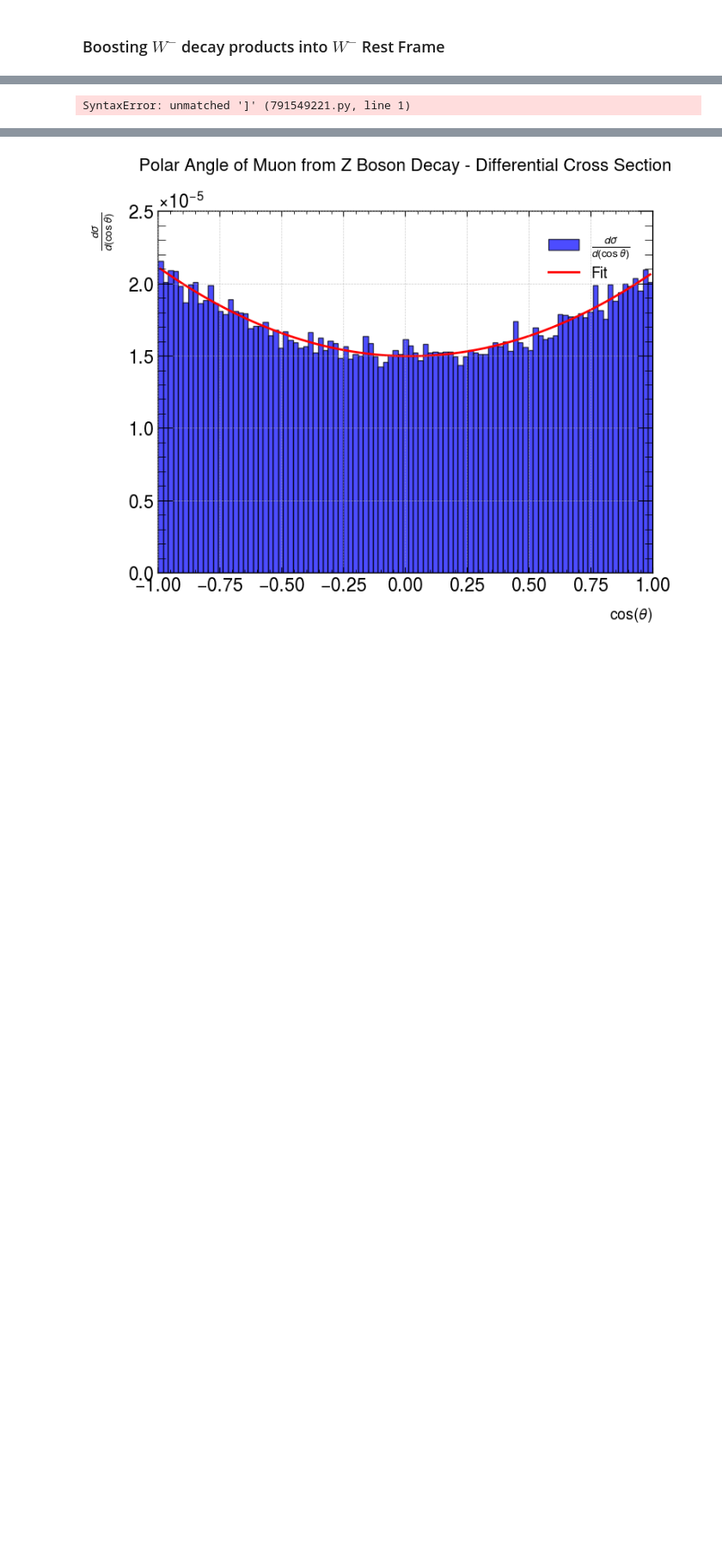
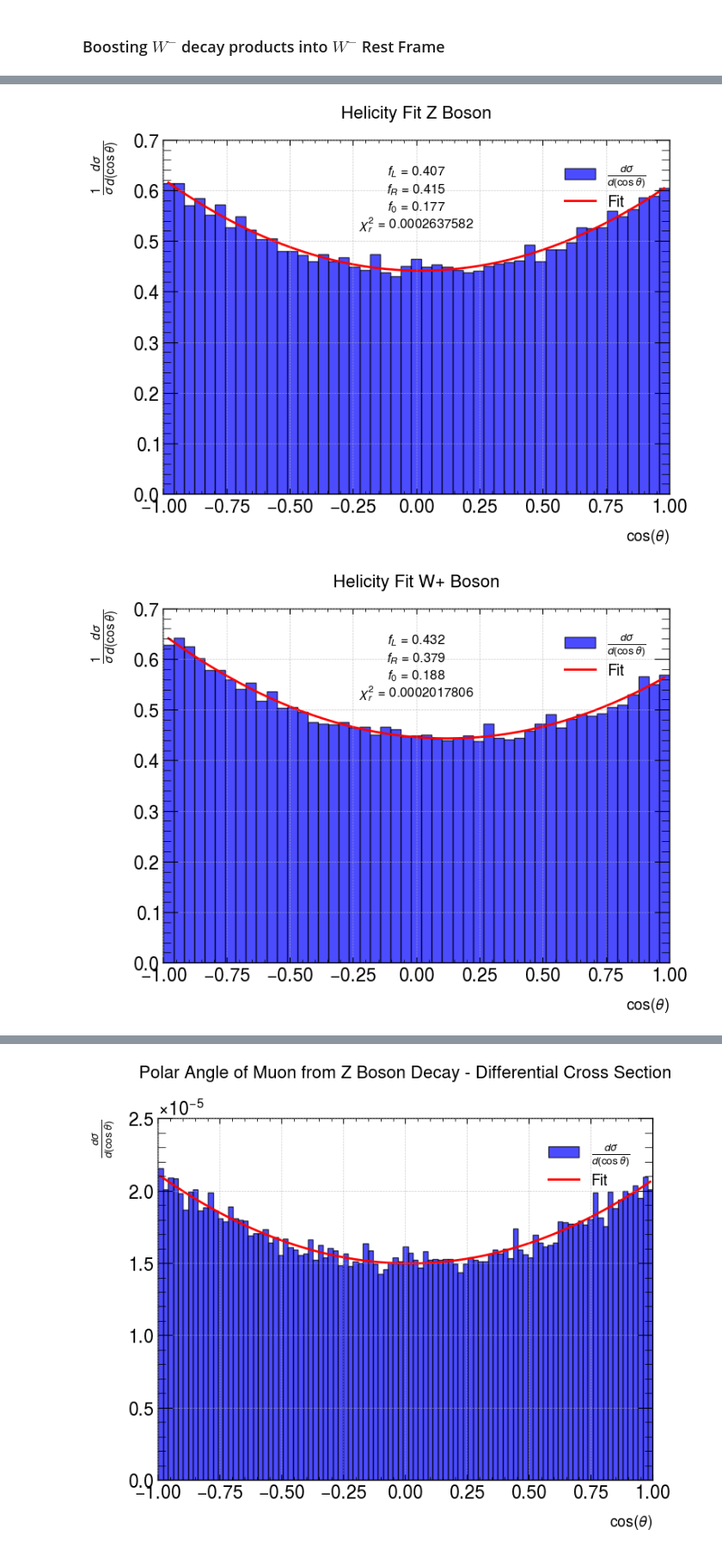
Before and after one commit to Gabriel-HowellBatty/TriBoson, a Jupyter notebook: Week4/Polarity.ipynb, the cells around one changed output, grey strips where cells are left out. Shown at 86% size. Cells and saved outputs as stored; diff of their text form; code cells hidden in the pictures; blank space fills up the shorter version.

Commit message:
Updated Helciccity Frcatiion Functions

```diff
--- a/Week4/Polarity.ipynb
+++ b/Week4/Polarity.ipynb
@@ -398,6 +400,8 @@ def plot_histogram(data, title, file_name):
 ### Importing Data
 # %%
 lhe_file = r"C:\Users\gabri\OneDrive\Documents\University\Mphys\TriBoson\Week4\unweighted_events(100000).lhe"
+
+Cross_Section = extract_cross_section(lhe_file)
 
 z_data = extract_particle_data(lhe_file, particle_ids=[23])
 muon_data = extract_particle_data(lhe_file, particle_ids=[13])
@@ -643,6 +557,67 @@ normalized_popt_3 = calculate_helicity_fractions(anti_electron_angles, "W-", "He
-# %%
-0.40750452855227354, 0.4153715002023412, 0.1771239712453853]
-[0.43252114065995595, 0.3795353138381121, 0.18794354550193196]
-[0.3809264741131741, 0.4339211793052997, 0.1851523465815262]
-# %% [output]
-SyntaxError: unmatched ']' (791549221.py, line 1)
+# %%
+def calculate_helicity_fractions(data, boson_type):
+    luminosity = 100000 / Cross_Section
+
+    # Filter out NaN and infinite values
+    valid_data = data[np.isfinite(data)]
+    cos_theta_data = np.cos(valid_data)
+    cos_theta_bins = np.linspace(-1, 1, 50)
+
+    plt.style.use(hep.style.ATLAS)
+    fig, ax = plt.subplots(figsize=(8, 6), dpi=100)
+
+    # Histogram
+    hist_values, bins, _ = ax.hist(cos_theta_data, bins=cos_theta_bins, color='blue', edgecolor='black', alpha=0.7,
+                                   weights=np.ones(len(cos_theta_data)) / (luminosity * (cos_theta_bins[1] - cos_theta_bins[0]) * Cross_Section),
+                                   label=r'$\frac{d\sigma}{d(\cos \theta)}$')
+
+
+    # Select helicity function based on boson type
+    if boson_type == "Z":
+        helicity_function = z_helicity_function
+    elif boson_type == "W+":
+        helicity_function = w_helicity_function
+    elif boson_type == "W-":
+        helicity_function = anti_w_helicity_function
+
+    # Fitting
+    bin_centers = 0.5 * (bins[:-1] + bins[1:])
+
+    initial_guess = [0.5, 0.1, 0.1]
+    bounds = (0, 1)
+    errors = np.sqrt(hist_values)
+
+    popt, pcov = curve_fit(helicity_function, bin_centers, hist_values, sigma=errors, p0=initial_guess, bounds=bounds)
+    total = sum(popt)
+    normalized_popt = popt / total if total > 0 else popt
+
+    dof = len(hist_values) - len(popt)
+    reduced_chi_squared = calculate_reduced_chi_squared(hist_values, helicity_function(bin_centers, *popt),errors, dof)
+
+    # Plot fitted curve
+    ax.plot(bin_centers, helicity_function(bin_centers, *popt), color='red', label='Fit', linewidth=2)
+    ax.text(0.5, 0.9, f"$f_L$ = {normalized_popt[0]:.3f}", transform=ax.transAxes, fontsize=12, ha='center')
+    ax.text(0.5, 0.85, f"$f_R$ = {normalized_popt[1]:.3f}", transform=ax.transAxes, fontsize=12, ha='center')
+    ax.text(0.5, 0.8, f"$f_0$ = {normalized_popt[2]:.3f}", transform=ax.transAxes, fontsize=12, ha='center')
+    ax.text(0.5, 0.75, f"$\chi^2_{{r}}$ = {reduced_chi_squared:.10f}", transform=ax.transAxes, fontsize=12, ha='center')
+    ax.set_xlabel(r'cos($\theta$)', fontsize=14)
+    ax.set_ylabel(r'$\frac{1}{\sigma}\frac{d\sigma}{d(\cos \theta)}$', fontsize=16)
+    ax.set_title(f"Helicity Fit {boson_type} Boson", fontsize=16, pad=20)
+    ax.legend(loc='upper right')
+    ax.grid(True, linestyle='--', linewidth=0.5, alpha=0.7)
+
+    plt.tight_layout()
+
+    file_name = f"Helicity_fit_{boson_type}_Boson"
+    save_path = rf"C:\Users\gabri\OneDrive\Documents\University\Mphys\TriBoson\Week4\Plots\Polarity\{file_name}_histogram.png"
+    plt.savefig(save_path, dpi=100, bbox_inches='tight')
+    plt.show()
+
+    return normalized_popt
+
+normalized_popt = calculate_helicity_fractions(muon_angles, "Z")
+normalized_popt_2 = calculate_helicity_fractions(electron_angles, "W+")
+normalized_popt_3 = calculate_helicity_fractions(anti_electron_angles, "W-")
+# %% [output]
+[figure, added]
+[figure, added]
```
Also changed, not shown: parts of 10 cells of this notebook.
